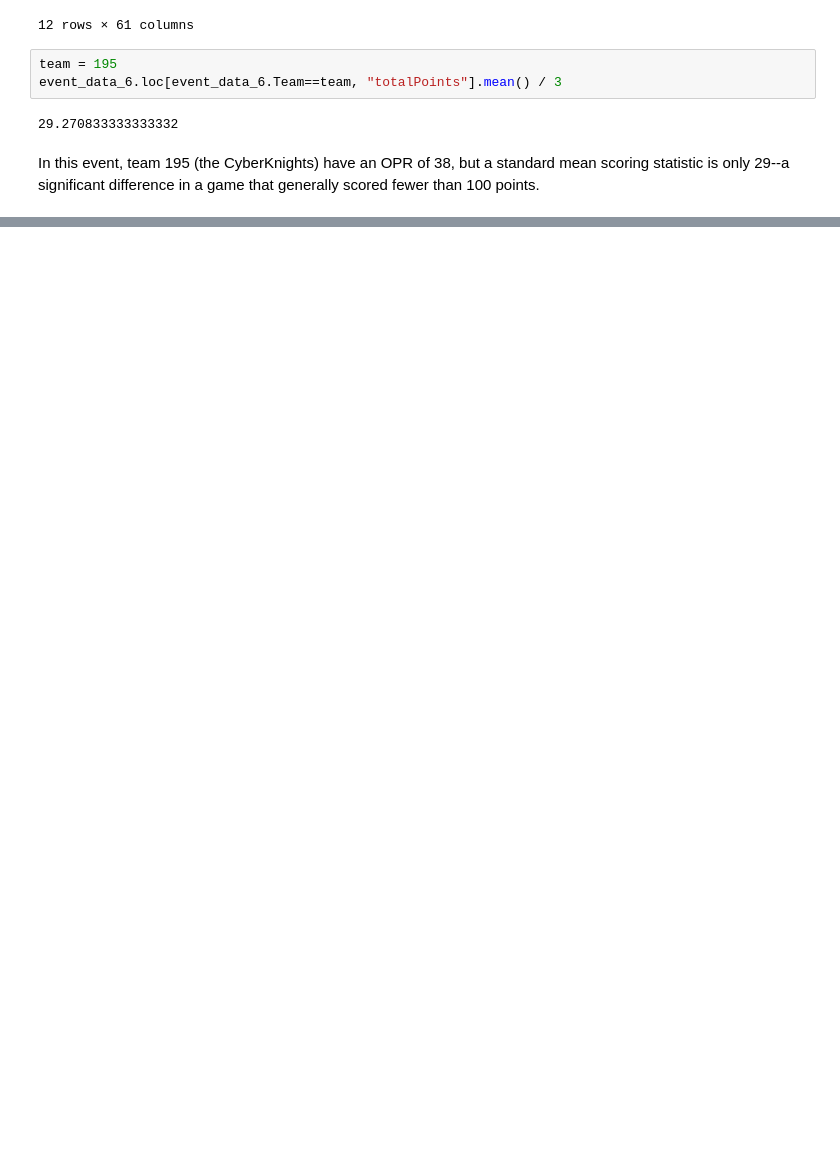
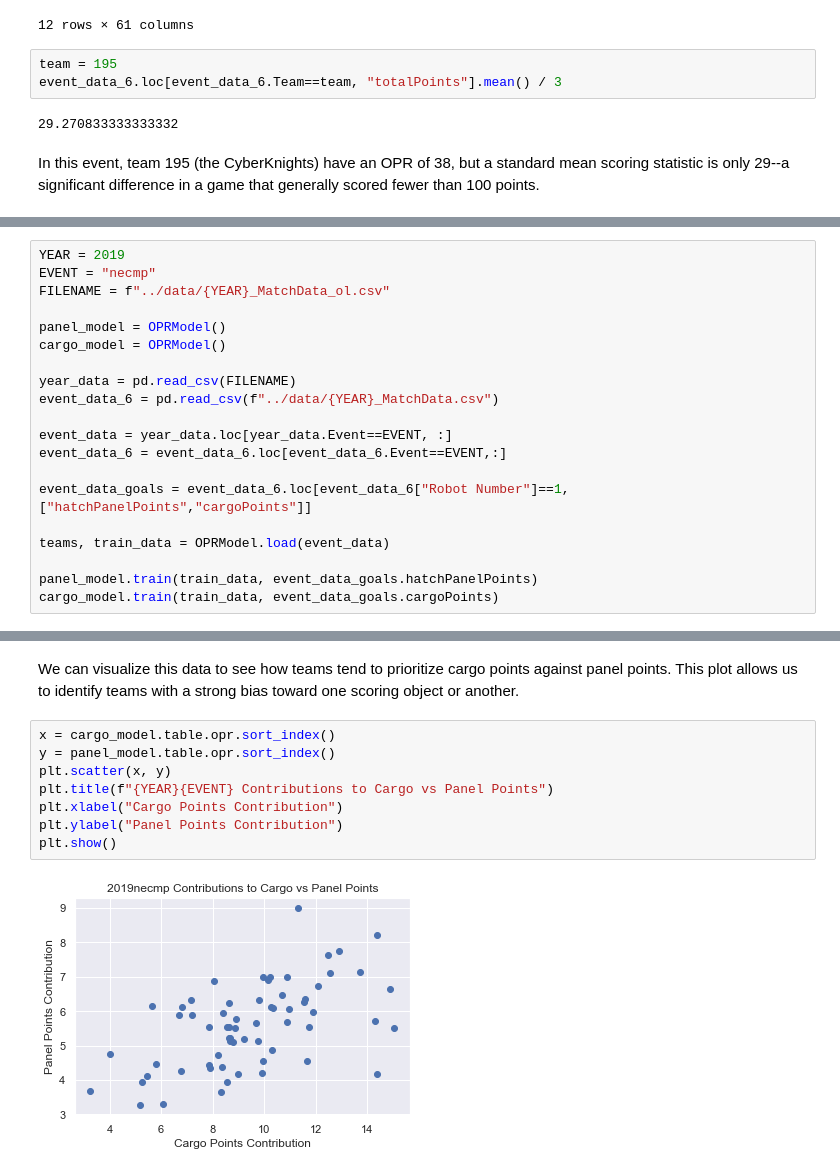
Before and after one commit to Samcfuchs/FRC-Data, a Jupyter notebook: Analytics/compiled/opr_demo.ipynb, the cells around one changed output, grey strips where cells are left out. Cells and saved outputs as stored; diff of their text form; blank space fills up the shorter version.

```diff
--- a/Analytics/compiled/opr_demo.ipynb
+++ b/Analytics/compiled/opr_demo.ipynb
@@ -114,0 +133,20 @@ event_data_6.loc[event_data_6.Team==team, "totalPoints"].mean() / 3
+# %%
+YEAR = 2019
+EVENT = "necmp"
+FILENAME = f"../data/{YEAR}_MatchData_ol.csv"
+
+panel_model = OPRModel()
+cargo_model = OPRModel()
+
+year_data = pd.read_csv(FILENAME)
+event_data_6 = pd.read_csv(f"../data/{YEAR}_MatchData.csv")
+
+event_data = year_data.loc[year_data.Event==EVENT, :]
+event_data_6 = event_data_6.loc[event_data_6.Event==EVENT,:]
+
+event_data_goals = event_data_6.loc[event_data_6["Robot Number"]==1, ["hatchPanelPoints","cargoPoints"]]
+
+teams, train_data = OPRModel.load(event_data)
+
+panel_model.train(train_data, event_data_goals.hatchPanelPoints)
+cargo_model.train(train_data, event_data_goals.cargoPoints)
@@ -114,0 +172,14 @@ event_data_6.loc[event_data_6.Team==team, "totalPoints"].mean() / 3
+# %% [markdown]
+ We can visualize this data to see how teams tend to prioritize cargo points
+ against panel points. This plot allows us to identify teams with a strong bias
+ toward one scoring object or another.
+# %%
+x = cargo_model.table.opr.sort_index()
+y = panel_model.table.opr.sort_index()
+plt.scatter(x, y)
+plt.title(f"{YEAR}{EVENT} Contributions to Cargo vs Panel Points")
+plt.xlabel("Cargo Points Contribution")
+plt.ylabel("Panel Points Contribution")
+plt.show()
+# %% [output]
+[figure, added]
```
Also changed, not shown: parts of 7 cells of this notebook, 1 other file.
